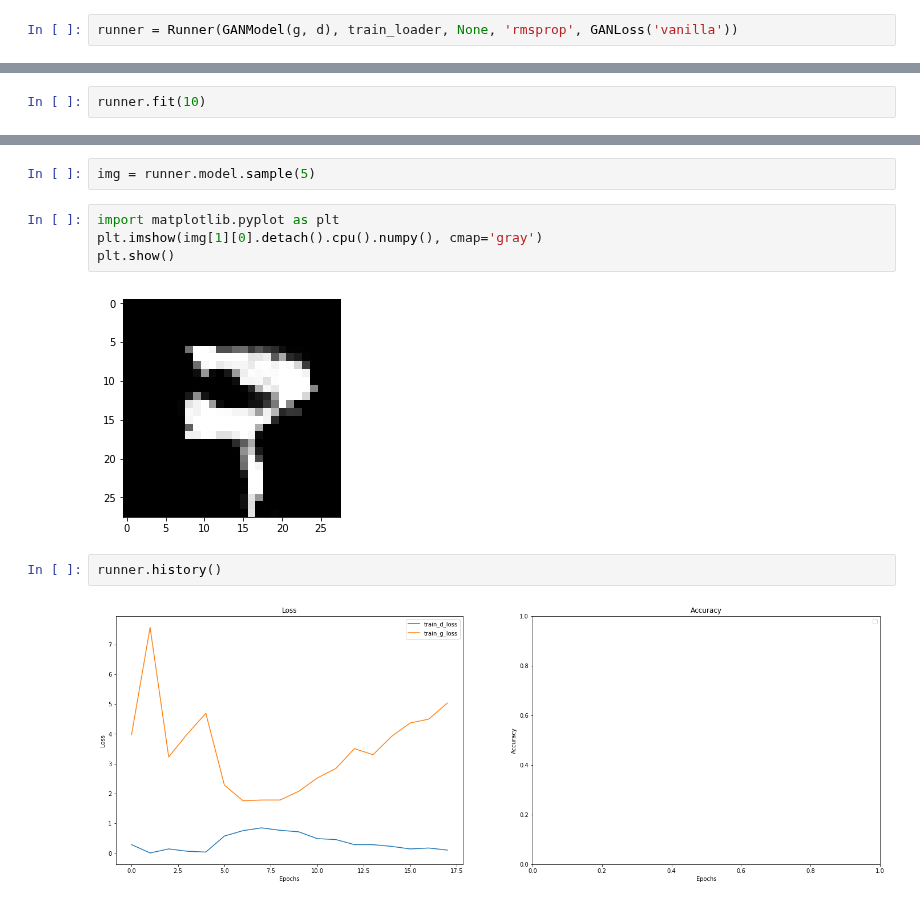
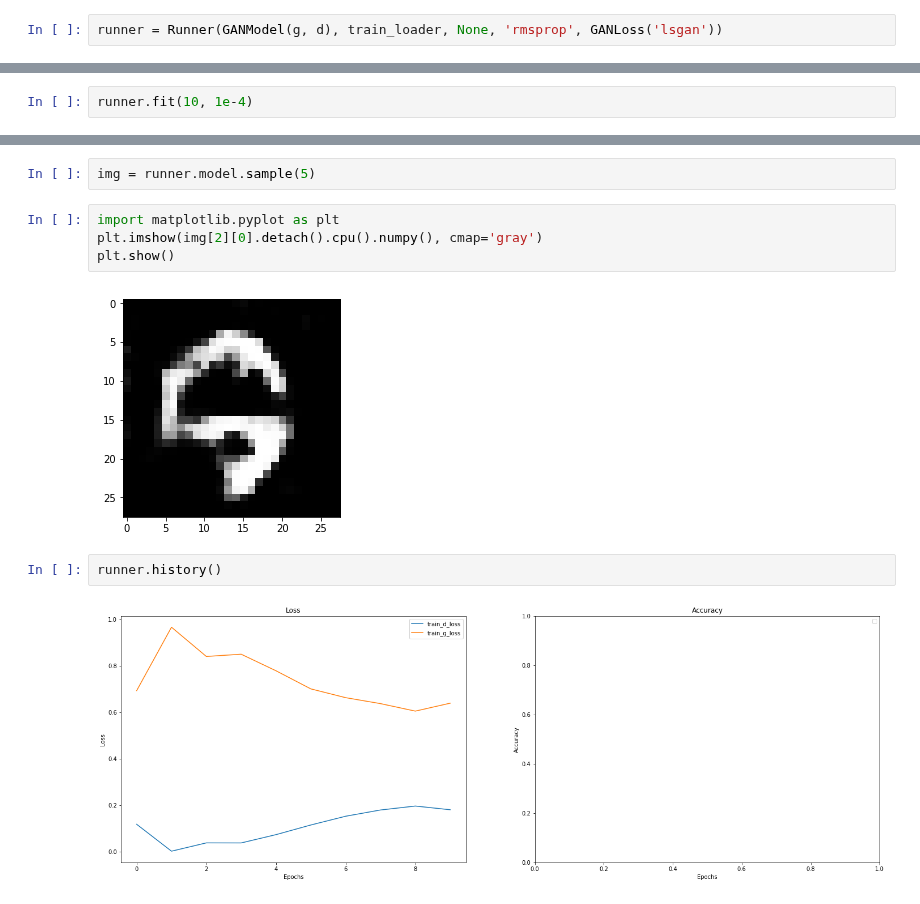
Before and after one commit to CorcovadoMing/Researchlib, a Jupyter notebook: Exp_WGAN.ipynb, the cells around one changed output, grey strips where cells are left out. Cells and saved outputs as stored; diff of their text form.

Commit message:
Implement LSGAN

```diff
--- a/Exp_WGAN.ipynb
+++ b/Exp_WGAN.ipynb
@@ -43,7 +43,7 @@ d = builder([
 # %%
 train_loader = VisionDataset(vision.MNIST, batch_size=32, train=True, normalize=False)
 # %%
-runner = Runner(GANModel(g, d), train_loader, None, 'rmsprop', GANLoss('vanilla'))
+runner = Runner(GANModel(g, d), train_loader, None, 'rmsprop', GANLoss('lsgan'))
 # %%
 runner.init_model('orthogonal')
 # %% [output]
@@ -65,7 +65,7 @@ Init orthogonal: Sequential(
   )
 )
 # %%
-runner.fit(10)
+runner.fit(10, 1e-4)
 # %% [output]
 [interactive output not drawn]
 [interactive output not drawn]
@@ -78,11 +86,11 @@ KeyboardInterrupt:
 img = runner.model.sample(5)
 # %%
 import matplotlib.pyplot as plt
-plt.imshow(img[1][0].detach().cpu().numpy(), cmap='gray')
+plt.imshow(img[2][0].detach().cpu().numpy(), cmap='gray')
 plt.show()
 # %% [output]
-[figure, old version]
+[figure, new version]
 # %%
 runner.history()
 # %% [output]
-[figure, old version]
+[figure, new version]
```
Also changed, not shown: parts of 1 cell of this notebook, 1 other file.
